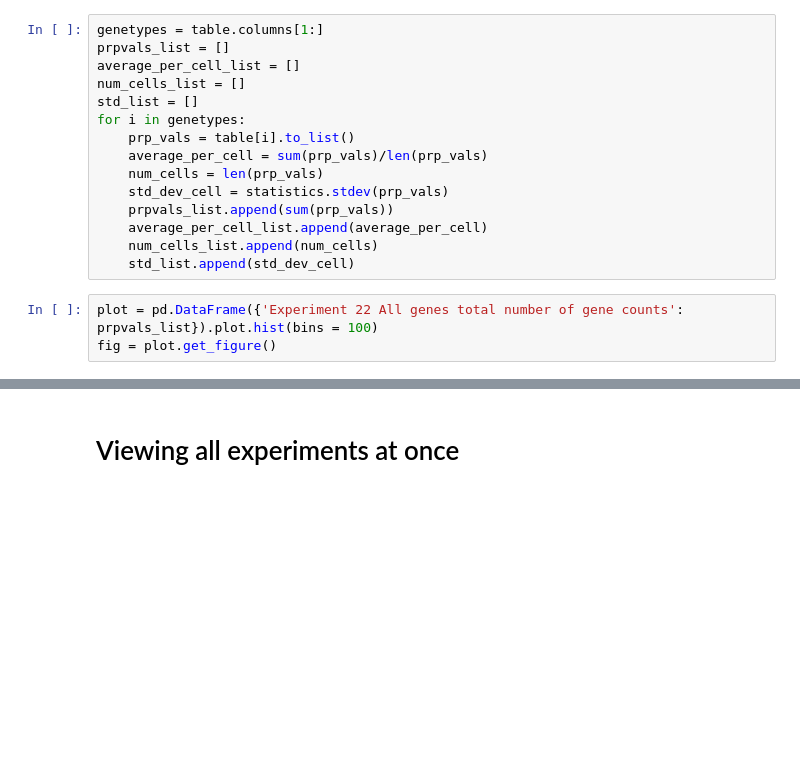
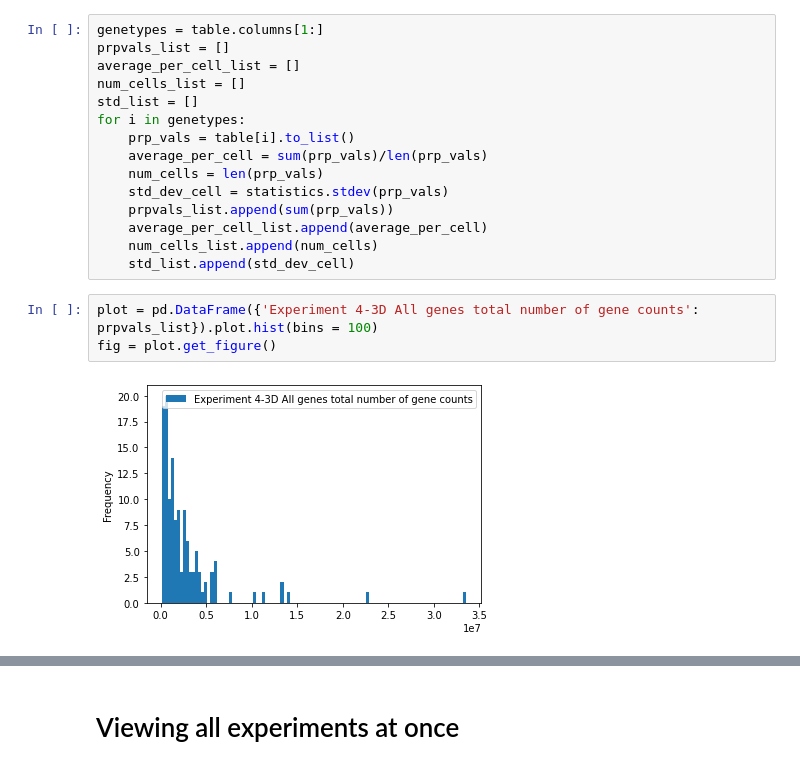
Before and after one commit to amonell/MERFISH-Quality-Control-RNA-expression, a Jupyter notebook: Merlin Quality Metrics Final U2-OS.ipynb, the cells around one changed output, grey strips where cells are left out. Saved outputs shown, nothing was run; the diff lists cells and outputs as text; blank space fills up the shorter version.

```diff
--- a/Merlin Quality Metrics Final U2-OS.ipynb
+++ b/Merlin Quality Metrics Final U2-OS.ipynb
@@ -447,6 +488,8 @@ for i in genetypes:
     num_cells_list.append(num_cells)
     std_list.append(std_dev_cell)
 # %%
-plot = pd.DataFrame({'Experiment 22 All genes total number of gene counts': prpvals_list}).plot.hist(bins = 100)
+plot = pd.DataFrame({'Experiment 4-3D All genes total number of gene counts': prpvals_list}).plot.hist(bins = 100)
 fig = plot.get_figure()
+# %% [output]
+[figure, added]
 # %%
```
Also changed, not shown: parts of 64 cells of this notebook.
